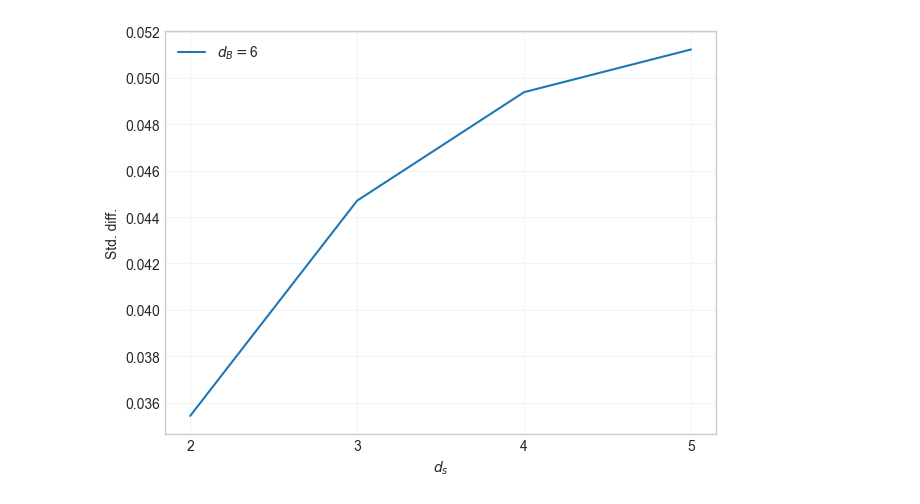
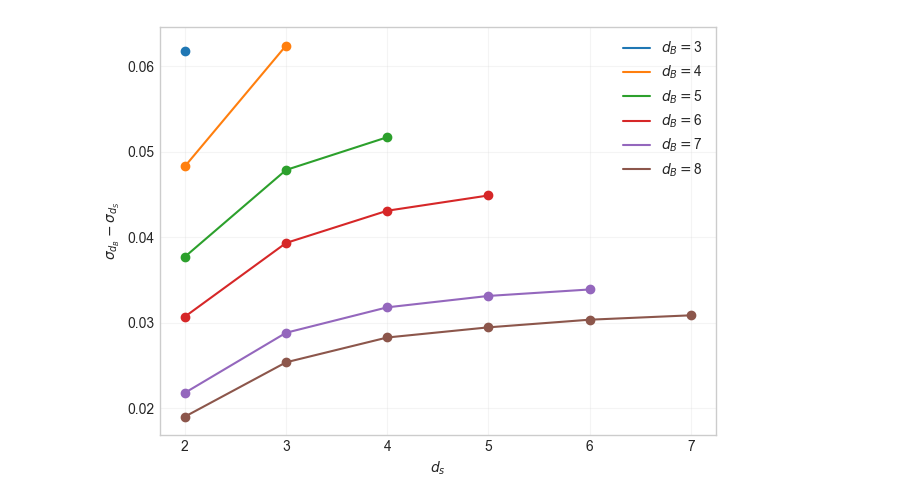
Before and after one commit to heyredhat/magicgap, a Jupyter notebook: magicgap/notebooks/comparing_variances.ipynb, the cells around one changed output. Drawn from its saved outputs; the diff is of its cells as text; code cells hidden in the pictures.

```diff
--- a/magicgap/notebooks/comparing_variances.ipynb
+++ b/magicgap/notebooks/comparing_variances.ipynb
@@ -21,27 +23,38 @@ def avg_magic_avg_subspace_mc2(D, d_s, M=250, R=250):
     return mu, np.sqrt((1/R**2)*sum(stds**2)/M + (1/(R-1))*sum((means - mu)**2))
 # %%
 n = 1
-for d in [4,5,6]:
+for d in [3,4,5,6,7,8]:
     d_b = d**n
     d_s_range = np.arange(2, d_b)
     D = wh_operators(*[d]*n)
     ase_b = avg_magic_mc(D)[1]
-    ase_s = [avg_magic_avg_subspace_mc(D, d, d_s) for d_s in d_s_range]
+    ase_s = [avg_magic_avg_subspace_mc(D, d, d_s)[1] for d_s in d_s_range]
     save_data("data/comparing_variances_n%dd%d" % (n, d), {"d": d, "n": n, "ase_b": ase_b, "ase_s": np.asarray(ase_s).tolist()})
+# %%
+results = {}
+search_path = Path("data")
+for file_path in search_path.glob("comparing_variances*"):
+    data = load_data("data/"+file_path.stem)
+    results[data["d"]] = data
+# %%
+dims = np.sort(list(results.keys()))
+max_d = np.max(dims)
+d_s_range = np.arange(2, max_d)
 # %%
-globals().update(load_data("data/comparing_variances"))
-d_b = d**n
-d_s_range = np.arange(2, d_b)
 plt.style.use('seaborn-v0_8-whitegrid')
 
 fig, ax = plt.subplots(1)
+for d in dims:
+    result = results[d]
+    diff = [result["ase_b"] - _ for _ in result["ase_s"]]
+    ax.plot(np.arange(2, d), diff, label="$d_B=$%d" % d)
+    ax.scatter(np.arange(2, d), diff)
+ax.set_xticks(d_s_range)
 ax.set_xlabel("$d_s$")
-ax.set_ylabel("Std. diff.")
+ax.set_ylabel("$\\sigma_{d_B}-\\sigma_{d_S}$")
 ax.grid(True, alpha=0.2)
-ax.set_xticks(d_s_range)
-ax.plot(d_s_range, [ase_b - _[1] for _ in ase_s], label="$d_B=$%d" % d_b)
 ax.legend()
 plt.tight_layout()
 plt.savefig("img/comparing_stds.pdf", dpi=600, bbox_inches='tight')
 # %% [output]
-[figure, old version]
+[figure, new version]
```
Also changed, not shown: parts of 2 cells of this notebook, 9 other files.
